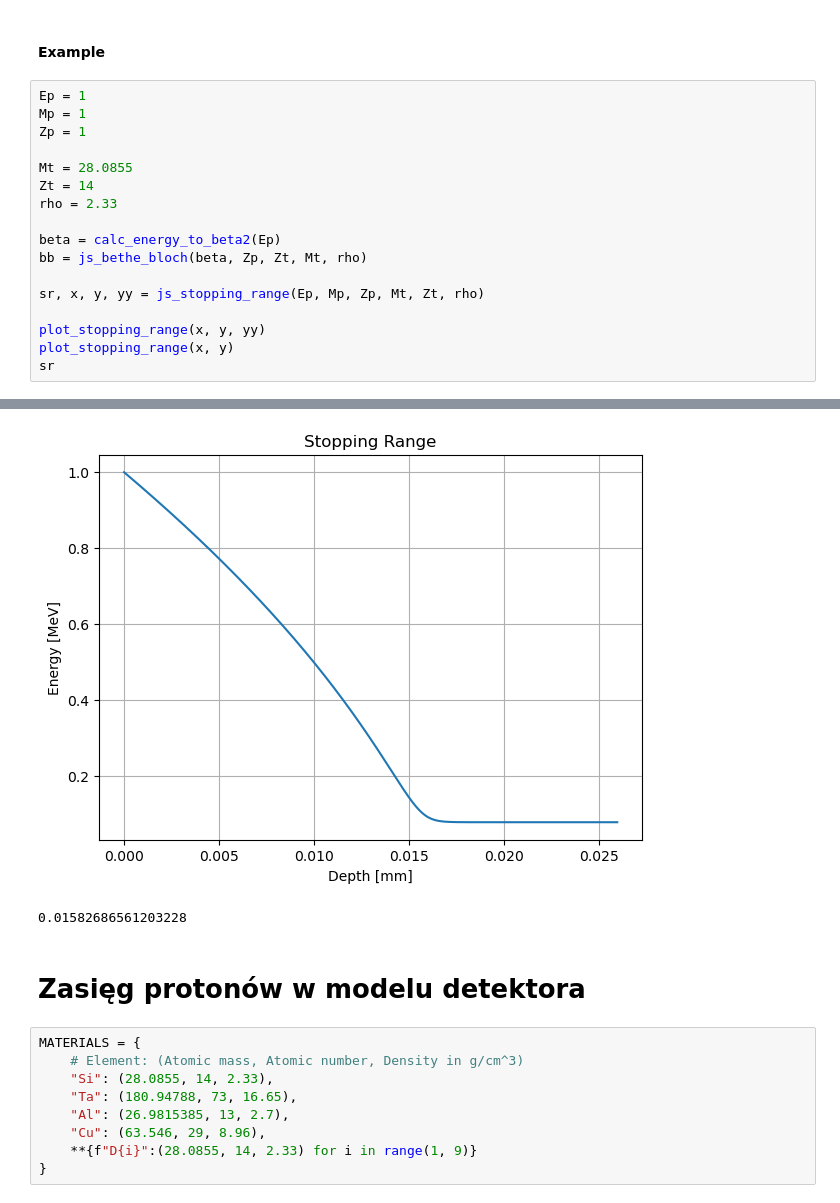
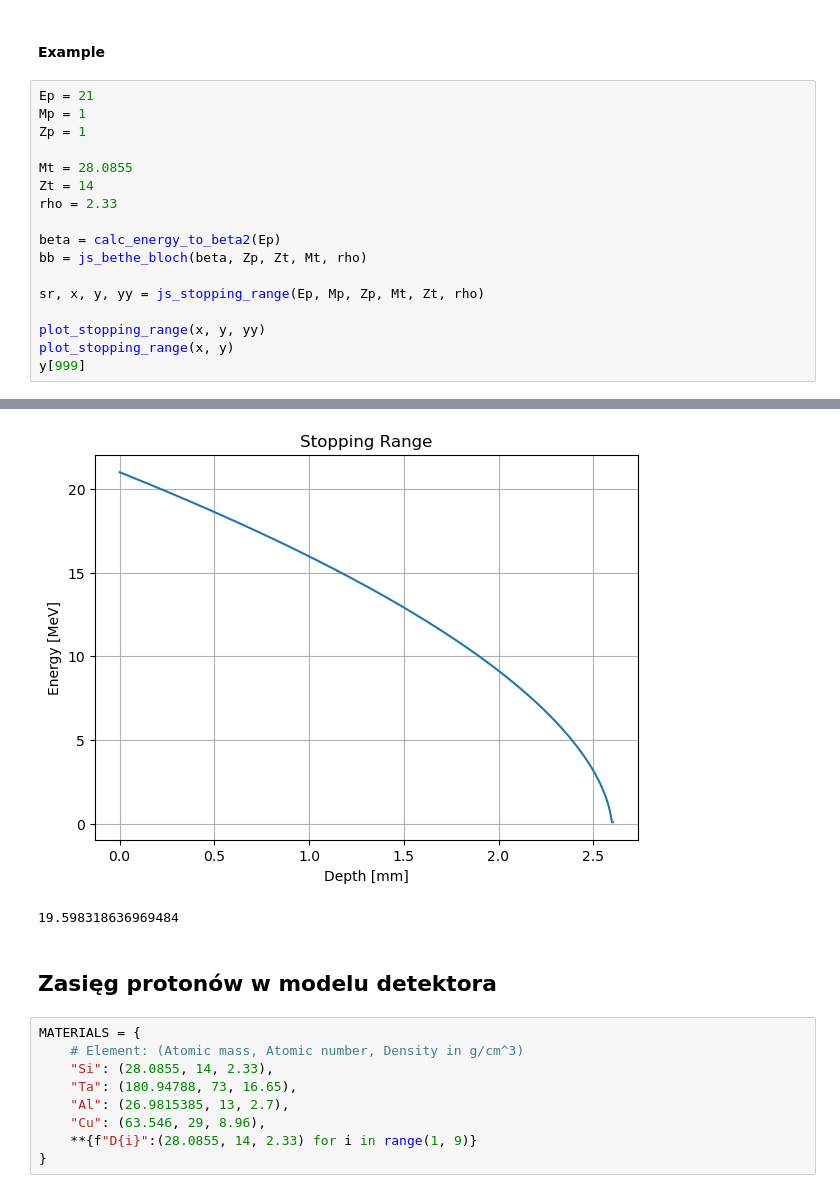
Before and after one commit to AGHRADEM/radem-notebooks, a Jupyter notebook: notebooks/0_simple_radem_simulation.ipynb, the cells around one changed output, grey strips where cells are left out. Cells and saved outputs as stored; diff of their text form.

```diff
--- a/notebooks/0_simple_radem_simulation.ipynb
+++ b/notebooks/0_simple_radem_simulation.ipynb
@@ -165,7 +189,7 @@ def plot_stopping_range(x, y, dEdx=None):
 # %% [markdown]
 #### Example
 # %%
-Ep = 1
+Ep = 21
 Mp = 1
 Zp = 1
 
@@ -180,5 +204,5 @@ sr, x, y, yy = js_stopping_range(Ep, Mp, Zp, Mt, Zt, rho)
 
 plot_stopping_range(x, y, yy)
 plot_stopping_range(x, y)
-sr
+y[999]
 # %% [output]
@@ -186,7 +210,7 @@ sr
-[figure, old version]
+[figure, new version]
-0.01582686561203228
+19.598318636969484
 # %% [markdown]
-# Zasięg protonów w modelu detektora
+## Zasięg protonów w modelu detektora
 # %%
 MATERIALS = {
     # Element: (Atomic mass, Atomic number, Density in g/cm^3)
```
Also changed, not shown: parts of 33 cells of this notebook, 3 other files.
